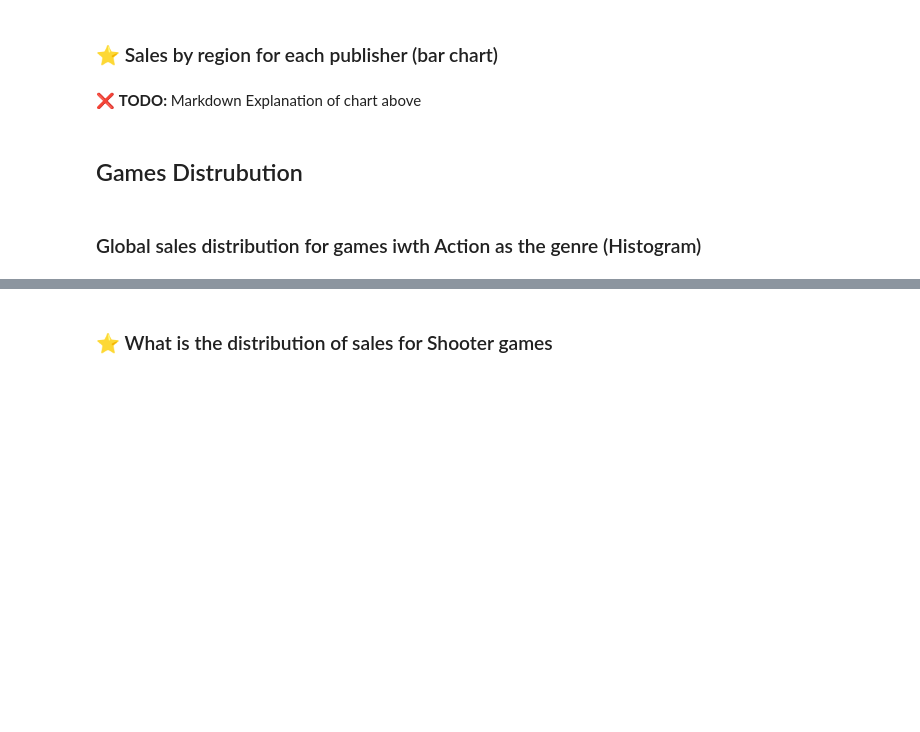
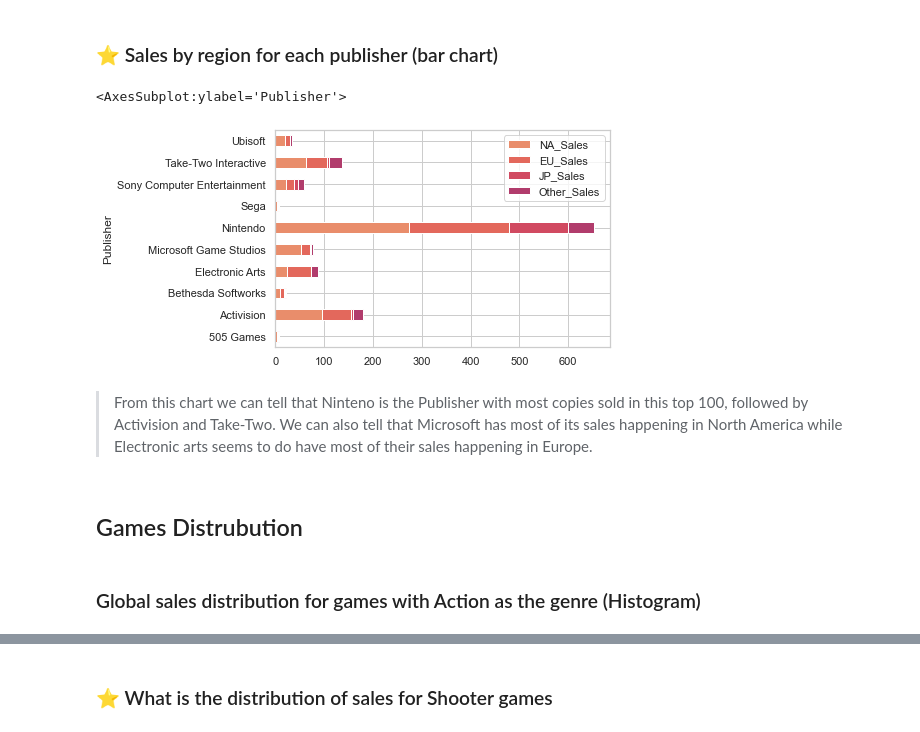
Before and after one commit to rohald89/video-game-sales, a Jupyter notebook: VideoGameDataViz.ipynb, the cells around one changed output, grey strips where cells are left out. Saved outputs shown, nothing was run; the diff lists cells and outputs as text; code cells hidden in the pictures; blank space fills up the shorter version.

```diff
--- a/VideoGameDataViz.ipynb
+++ b/VideoGameDataViz.ipynb
@@ -37,8 +43,15 @@ sns.lineplot(data=games, palette="rocket", x='Year', y='Global_Sales')
 # %% [markdown]
 ### ⭐ Sales by region for each publisher (bar chart)
+# %%
+sales_by_publisher = games.groupby('Publisher').sum()[['NA_Sales', 'EU_Sales','JP_Sales', 'Other_Sales']]
+
+sales_by_publisher.plot(kind='barh', stacked=True)
+# %% [output]
+<AxesSubplot:ylabel='Publisher'>
+[figure, added]
 # %% [markdown]
-❌ __TODO:__ Markdown Explanation of chart above
+> From this chart we can tell that Ninteno is the Publisher with most copies sold in this top 100, followed by Activision and Take-Two. We can also tell that Microsoft has most of its sales happening in North America while Electronic arts seems to do have most of their sales happening in Europe.
 # %% [markdown]
 ## Games Distrubution
 # %% [markdown]
-### Global sales distribution for games iwth Action as the genre (Histogram)
+### Global sales distribution for games with Action as the genre (Histogram)
```
Also changed, not shown: parts of 25 cells of this notebook.
